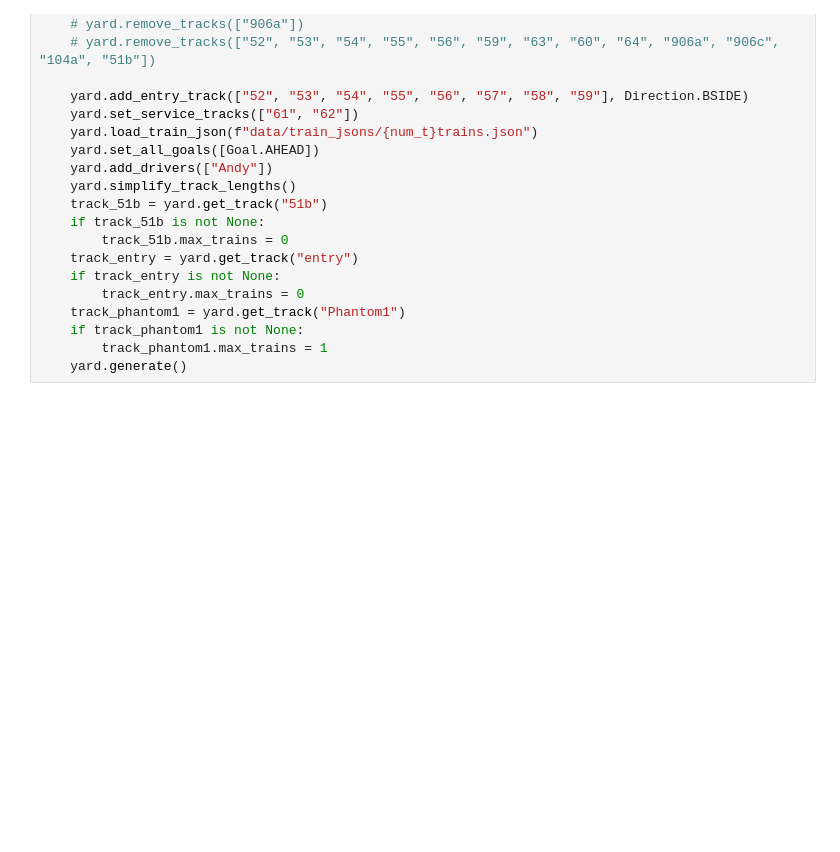
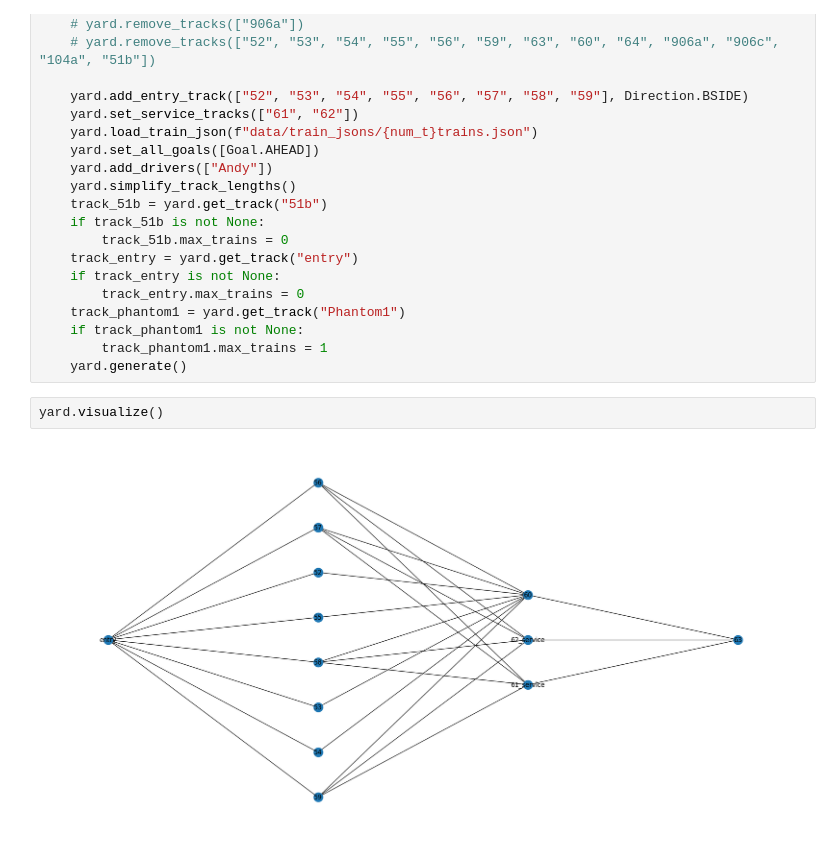
Before and after one commit to LonyuNaz/tusp-pddl-models, a Jupyter notebook: generate.ipynb, the cells around one changed output. Drawn from its saved outputs; the diff is of its cells as text; blank space fills up the shorter version.

Commit message:
highlighted visualize method

```diff
--- a/generate.ipynb
+++ b/generate.ipynb
@@ -140,3 +140,7 @@ for num_t in range(3,21):
     if track_phantom1 is not None:
         track_phantom1.max_trains = 1
     yard.generate()
+# %%
+yard.visualize()
+# %% [output]
+[figure, added]
```
Also changed, not shown: 19 other files.
